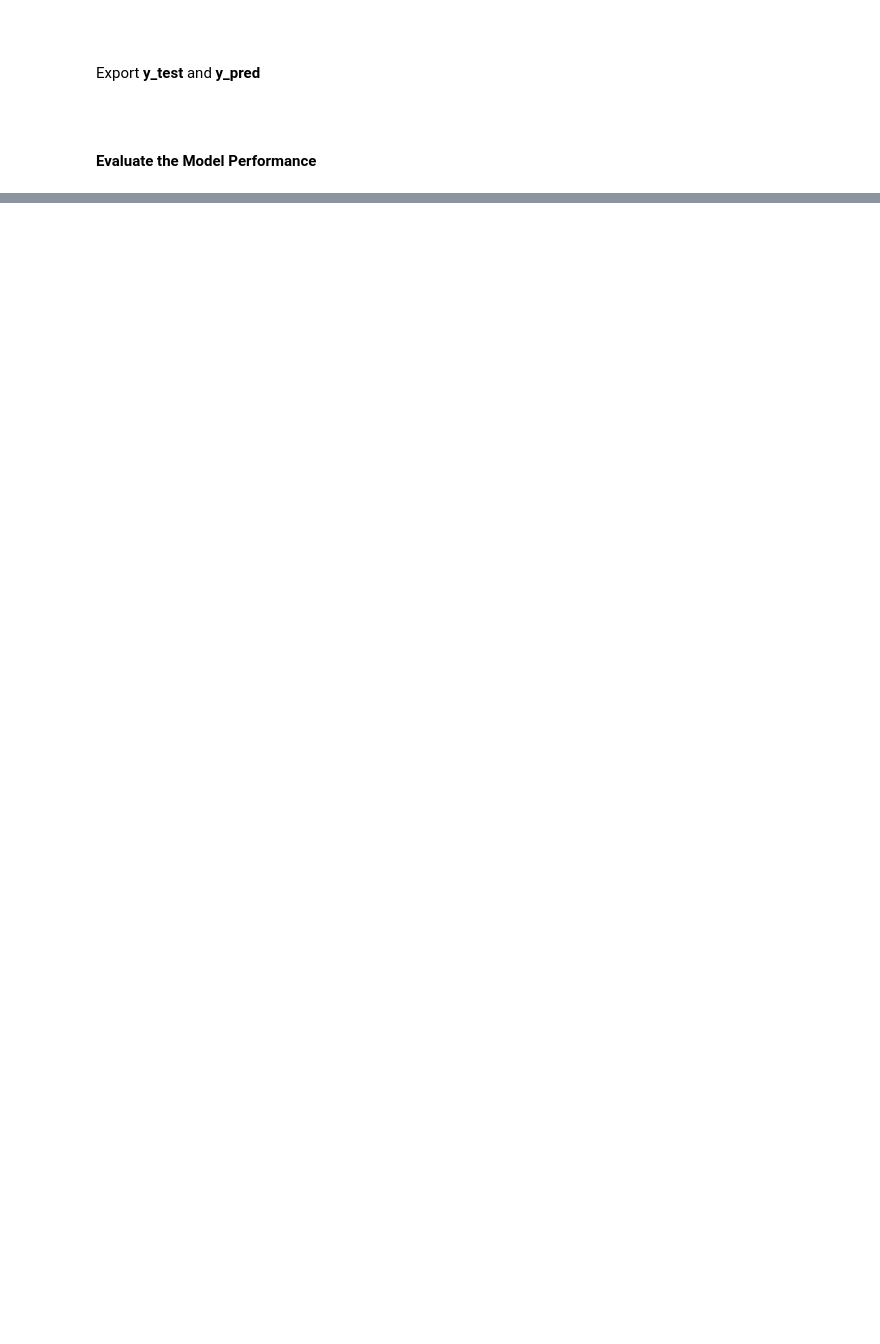
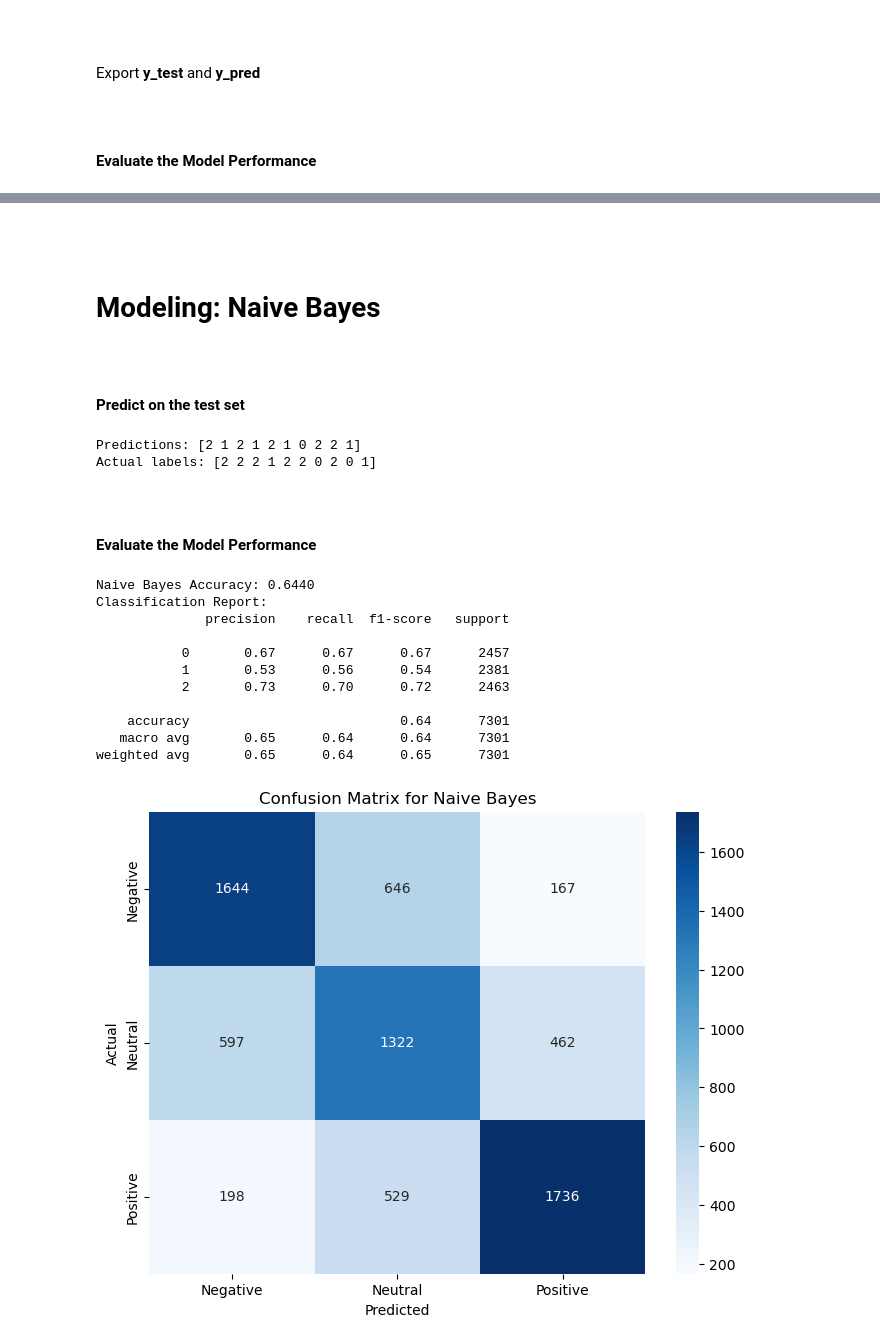
Before and after one commit to PaolaGaray/SocialMediaSentimentAnalysis, a Jupyter notebook: notebooks/modeling.ipynb, the cells around one changed output, grey strips where cells are left out. Saved outputs shown, nothing was run; the diff lists cells and outputs as text; code cells hidden in the pictures; blank space fills up the shorter version.

Commit message:
modeling: Naive Bayes added

```diff
--- a/notebooks/modeling.ipynb
+++ b/notebooks/modeling.ipynb
@@ -320,0 +316,65 @@ plt.show()
+# %% [markdown]
+<br>
+<br>
+
+# Modeling: Naive Bayes
+# %%
+# Initialize the Naive Bayes model
+nb_model = MultinomialNB()
+
+# Train the model on the training data
+nb_model.fit(X_train_tfidf, y_train)
+
+# Save the trained model for future use
+with open('../models/naive_bayes_model.pkl', 'wb') as f:
+    pickle.dump(nb_model, f)
+# %% [markdown]
+<br>
+<br>
+
+**Predict on the test set**
+# %%
+# Make predictions on the test data
+y_pred_nb = nb_model.predict(X_test_tfidf)
+
+# Print some predictions and actual labels to check
+print(f"Predictions: {y_pred_nb[:10]}")
+print(f"Actual labels: {y_test[:10].values}")
+# %% [output]
+Predictions: [2 1 2 1 2 1 0 2 2 1]
+Actual labels: [2 2 2 1 2 2 0 2 0 1]
+# %% [markdown]
+<br>
+<br>
+
+**Evaluate the Model Performance**
+# %%
+# Calculate accuracy
+accuracy_nb = accuracy_score(y_test, y_pred_nb)
+print(f"Naive Bayes Accuracy: {accuracy_nb:.4f}")
+
+# Classification report
+print("Classification Report:")
+print(classification_report(y_test, y_pred_nb))
+
+# Confusion matrix
+conf_matrix = confusion_matrix(y_test, y_pred_nb)
+plt.figure(figsize=(8,6))
+sns.heatmap(conf_matrix, annot=True, fmt="d", cmap="Blues", xticklabels=['Negative', 'Neutral', 'Positive'], yticklabels=['Negative', 'Neutral', 'Positive'])
+plt.ylabel('Actual')
+plt.xlabel('Predicted')
+plt.title('Confusion Matrix for Naive Bayes')
+plt.show()
+# %% [output]
+Naive Bayes Accuracy: 0.6440
+Classification Report:
+              precision    recall  f1-score   support
+
+           0       0.67      0.67      0.67      2457
+           1       0.53      0.56      0.54      2381
+           2       0.73      0.70      0.72      2463
+
+    accuracy                           0.64      7301
+   macro avg       0.65      0.64      0.64      7301
+weighted avg       0.65      0.64      0.65      7301
+[figure, added]
```
Also changed, not shown: parts of 9 cells of this notebook.
